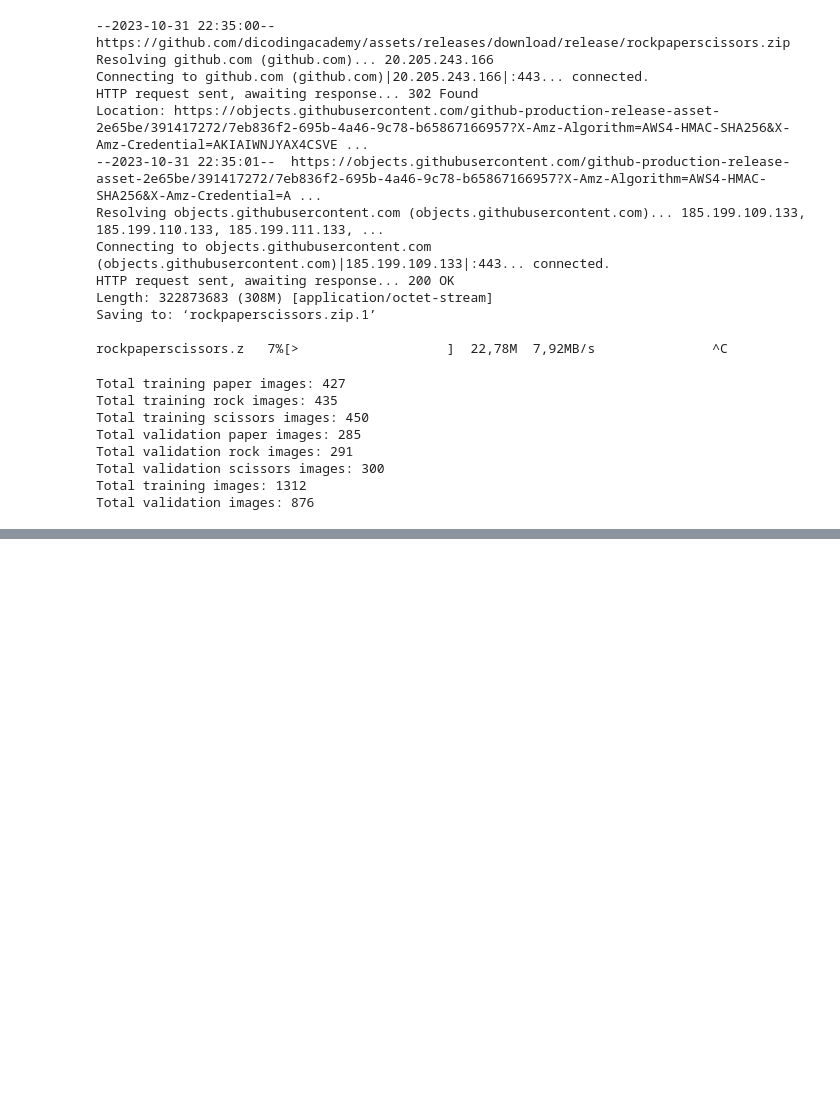
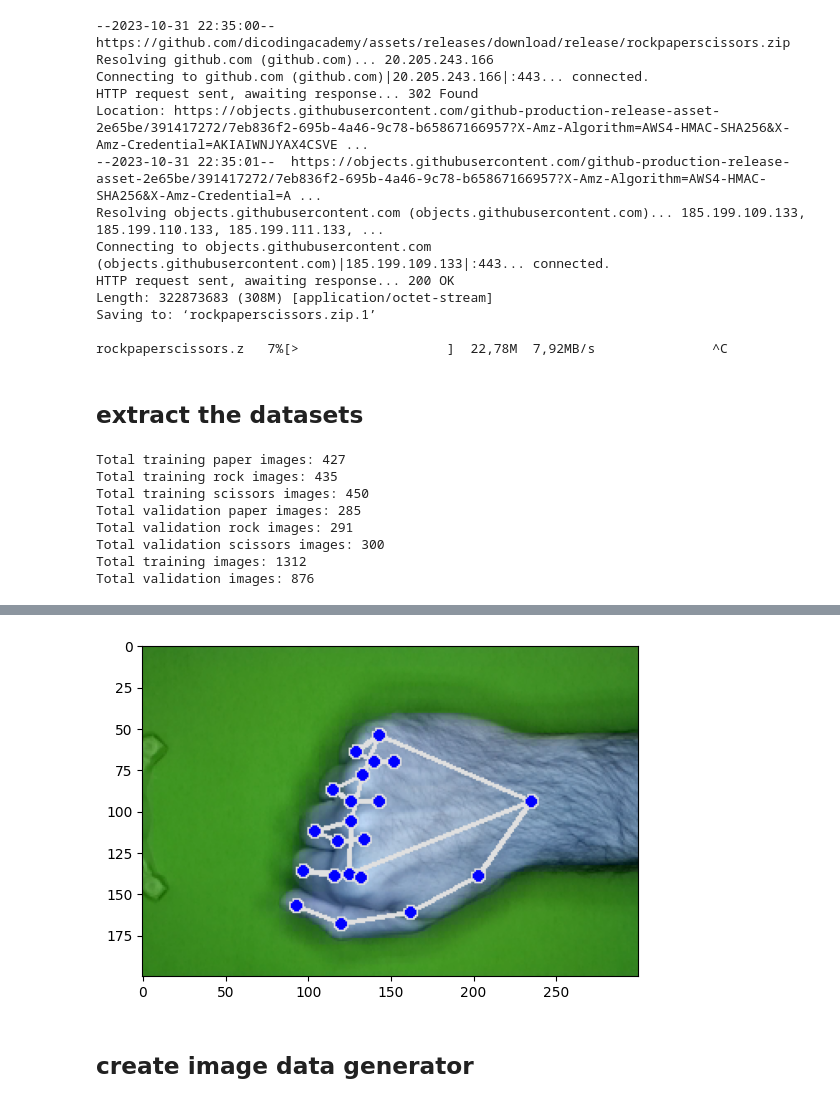
Before and after one commit to aditmulyatama/machine_learning_pemula, a Jupyter notebook: projek_image_classification.ipynb, the cells around one changed output, grey strips where cells are left out. Saved outputs shown, nothing was run; the diff lists cells and outputs as text; code cells hidden in the pictures; blank space fills up the shorter version.

Commit message:
apply the best practice (stil can't delete background tho)

```diff
--- a/projek_image_classification.ipynb
+++ b/projek_image_classification.ipynb
@@ -26,6 +55,8 @@ Length: 322873683 (308M) [application/octet-stream]
 Saving to: ‘rockpaperscissors.zip.1’
 
 rockpaperscissors.z   7%[>                   ]  22,78M  7,92MB/s               ^C
+# %% [markdown]
+## extract the datasets
 # %%
 import zipfile
 file_zip = 'rockpaperscissors.zip'
@@ -106,3 +138,66 @@ Total validation rock images: 291
 Total validation scissors images: 300
 Total training images: 1312
 Total validation images: 876
+# %%
+# Function to remove the background of an image using MediaPipe Hands
+def remove_background(image):
+    mp_drawing = mp.solutions.drawing_utils
+    mp_hands = mp.solutions.hands
+
+    # Configuration for MediaPipe Hands
+    hands_config = mp_hands.Hands(
+        static_image_mode=True,
+        max_num_hands=1,
+        min_detection_confidence=0.5
+    )
+
+    # Process the image with MediaPipe Hands
+    with hands_config as hands:
+        # Convert the BGR image to RGB
+        image_rgb = cv2.cvtColor(image, cv2.COLOR_BGR2RGB)
+        results = hands.process(image_rgb)
+
+        # Print handedness (left v.s. right hand)
+        print('Handedness:', results.multi_handedness)
+
+        if not results.multi_hand_landmarks:
+            return None
+
+        annotated_image = image.copy()
+
+        # Draw hand landmarks on the image
+        for hand_landmarks in results.multi_hand_landmarks:
+            print('Hand Landmarks:', hand_landmarks)
+            mp_drawing.draw_landmarks(annotated_image, hand_landmarks, mp_hands.HAND_CONNECTIONS)
+
+        return annotated_image
+
+# Function to get a random image from a specified directory
+def get_random_image(base_dir, random_choice):
+    directory_choices = os.path.join(base_dir, random_choice)
+    random_file = random.choice(os.listdir(directory_choices))
+    random_image = os.path.join(base_dir, random_choice, random_file)
+    return random_image
+
+# Define the base directory for rock, paper, scissors images
+base_dir = 'data/rockpaperscissors'
+
+# Get a random choice (rock, paper, or scissors)
+random_choice = random.choice(['rock', 'paper', 'scissors'])
+
+# Get a random image from the chosen category
+random_image = get_random_image(base_dir, random_choice)
+
+print('Random Image:', random_image)
+# Read the image
+image = cv2.imread(random_image)
+print('type:', type(image))
+
+# Remove the background
+image = remove_background(image)
+print('type:', type(image))
+
+# Show the image
+plt.imshow(image)
+plt.show()
+# %% [output]
@@ -109,2 +221,5 @@ Total validation images: 876
+[figure, added]
+# %% [markdown]
+## create image data generator
 # %%
 # create image data generator
```
Also changed, not shown: parts of 17 cells of this notebook.
